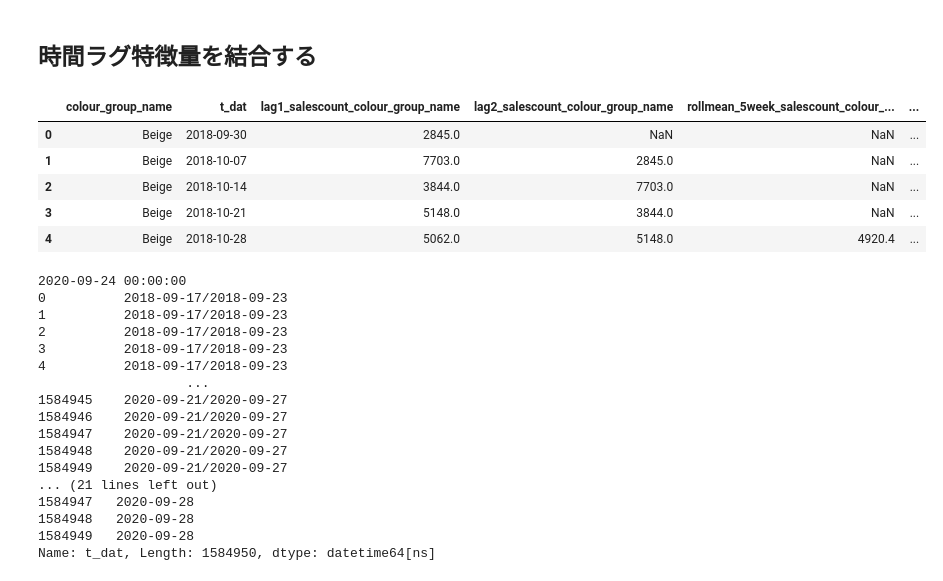
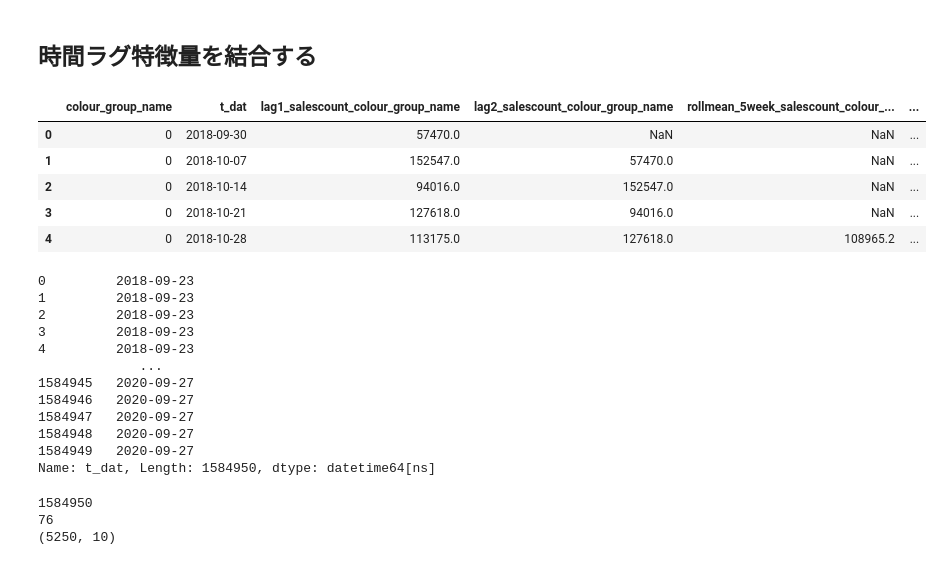
Before and after one commit to morinota/H_and_M_Personalized_Fashion_Recommendations, a Jupyter notebook: feature/target_encoding.ipynb, the cells around one changed output. Drawn from its saved outputs; the diff is of its cells as text; code cells hidden in the pictures.

```diff
--- a/feature/target_encoding.ipynb
+++ b/feature/target_encoding.ipynb
@@ -681,39 +696,39 @@ Index(['t_dat', 'customer_id_short', 'article_id', 'price', 'sales_channel_id',
 ## 時間ラグ特徴量を結合する
 # %%
 item_lag_features = {}
-target_col = 'color_group_name'
+target_col = 'colour_group_name'
 item_lag_features[target_col] = pd.read_csv(r'C:\Users\Masat\デスクトップ_Instead\webアプリ開発\H_and_M_Personalized_Fashion_Recommendations\input\time_series_item_feature_colour_group_name.csv')
+item_lag_features[target_col]['t_dat'] = pd.to_datetime(item_lag_features[target_col]['t_dat'])
 item_lag_features[target_col].head()
 # %% [output]
 |  | colour_group_name | t_dat | lag1_salescount_colour_group_name | lag2_salescount_colour_group_name | rollmean_5week_salescount_colour_... | ... |
-| 0 | Beige | 2018-09-30 | 2845.0 | NaN | NaN | ... |
-| 1 | Beige | 2018-10-07 | 7703.0 | 2845.0 | NaN | ... |
-| 2 | Beige | 2018-10-14 | 3844.0 | 7703.0 | NaN | ... |
-| 3 | Beige | 2018-10-21 | 5148.0 | 3844.0 | NaN | ... |
-| 4 | Beige | 2018-10-28 | 5062.0 | 5148.0 | 4920.4 | ... |
+| 0 | 0 | 2018-09-30 | 57470.0 | NaN | NaN | ... |
+| 1 | 0 | 2018-10-07 | 152547.0 | 57470.0 | NaN | ... |
+| 2 | 0 | 2018-10-14 | 94016.0 | 152547.0 | NaN | ... |
+| 3 | 0 | 2018-10-21 | 127618.0 | 94016.0 | NaN | ... |
+| 4 | 0 | 2018-10-28 | 113175.0 | 127618.0 | 108965.2 | ... |
 # %%
 # トランザクションログ側のt_datを'週の最終日'に変換
 item_lag_features[target_col]['t_dat'].max()
 
-print(pd.to_datetime(train['t_dat']).dt.round('7D').max())
-print(pd.to_datetime(train['t_dat']).dt.to_period('W'))
-print(pd.to_datetime(train['t_dat']).dt.to_period('W').dt.to_timestamp('D', 'end'))
-print(pd.to_datetime(train['t_dat']).dt.to_period('W').dt.to_timestamp('D', 'end').round('D'))
+# print(pd.to_datetime(train['t_dat']).dt.round('7D').max())
+# print(pd.to_datetime(train['t_dat']).dt.to_period('W'))
+# print(pd.to_datetime(train['t_dat']).dt.to_period('W').dt.to_timestamp('D', 'end'))
+# print(pd.to_datetime(train['t_dat']).dt.to_period('W').dt.to_timestamp('D', 'end').round('D'))
+
+# トランザクションログ側のt_datを'週の最終日'に変換
+train['t_dat'] = pd.to_datetime(train['t_dat']).dt.to_period('W').dt.to_timestamp(freq='W',how='end').dt.floor('D')
+print(train['t_dat'])
 # %% [output]
-2020-09-24 00:00:00
-0          2018-09-17/2018-09-23
-1          2018-09-17/2018-09-23
-2          2018-09-17/2018-09-23
-3          2018-09-17/2018-09-23
-4          2018-09-17/2018-09-23
-                   ...
-1584945    2020-09-21/2020-09-27
-1584946    2020-09-21/2020-09-27
-1584947    2020-09-21/2020-09-27
-1584948    2020-09-21/2020-09-27
-1584949    2020-09-21/2020-09-27
-... (21 lines left out)
-1584947   2020-09-28
-1584948   2020-09-28
-1584949   2020-09-28
+0         2018-09-23
+1         2018-09-23
+2         2018-09-23
+3         2018-09-23
+4         2018-09-23
+             ...
+1584945   2020-09-27
+1584946   2020-09-27
+1584947   2020-09-27
+1584948   2020-09-27
+1584949   2020-09-27
 Name: t_dat, Length: 1584950, dtype: datetime64[ns]
@@ -722,2 +735,10 @@ train['t_dat'] = pd.to_datetime(train['t_dat']).dt.to_period('W').dt.to_timestam
+# %%
+print(train.shape[0])
+print(train.shape[1])
+print(item_lag_features[target_col].shape)
+# %% [output]
+1584950
+76
+(5250, 10)
 # %%
 # アイテムサブカテゴリと、t_datを元に
```
Also changed, not shown: parts of 8 cells of this notebook, 2 other files.
